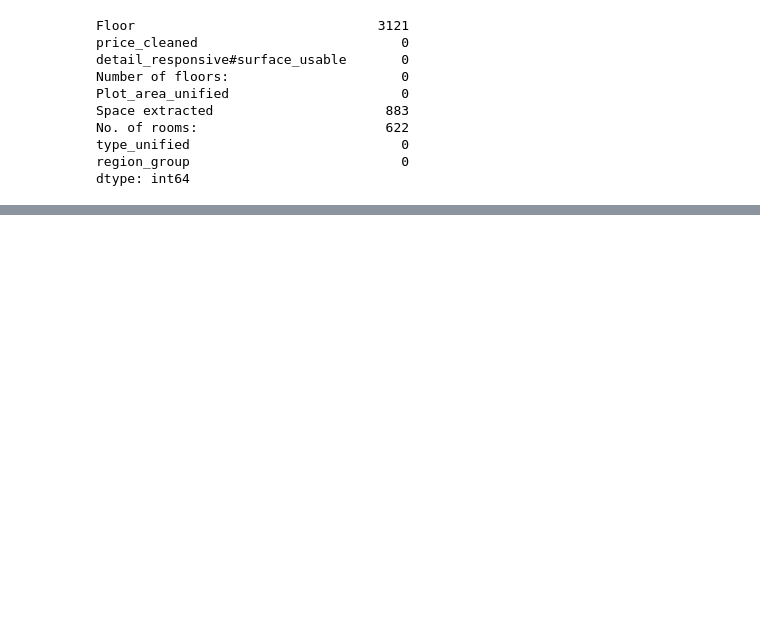
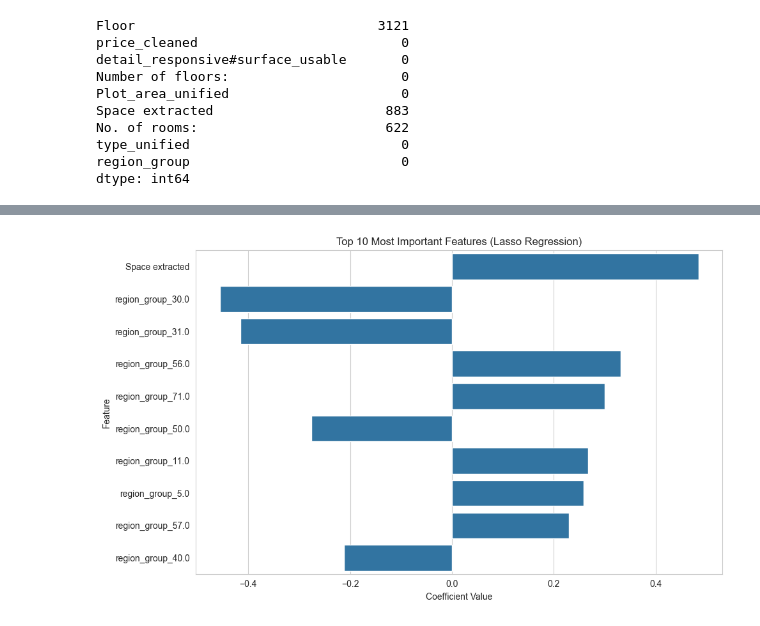
Before and after one commit to staldenhoefler/immo_challenge, a Jupyter notebook: notebooks/Lineare Modelle.ipynb, the cells around one changed output, grey strips where cells are left out. Saved outputs shown, nothing was run; the diff lists cells and outputs as text; code cells hidden in the pictures; blank space fills up the shorter version.

```diff
--- a/notebooks/Lineare Modelle.ipynb
+++ b/notebooks/Lineare Modelle.ipynb
@@ -276,0 +331,8 @@ print(f"R2 {r2},Adjusted R^2:{R2_adjusted}, MAPE:{mape}%")
+# %%
+df["region_group"] = df["region_group"].astype("category")
+df["type_unified"] = df["type_unified"].astype("category")
+df["Availability"] = df["Availability"].astype("category")
+# %%
+X = df.drop("price_cleaned", axis=1)
+y = np.log(df["price_cleaned"])
+X["Space extracted"] = np.log(X["Space extracted"])
@@ -276,0 +417,31 @@ print(f"R2 {r2},Adjusted R^2:{R2_adjusted}, MAPE:{mape}%")
+# %%
+# Fit the model with the best alpha value
+lasso = Lasso(alpha=0.001, random_state=42)
+model_pipeline = Pipeline(steps=[
+    ('preprocessor', preprocessor),
+    ('lasso', lasso)
+])
+model_pipeline.fit(X_train, y_train)
+
+# Predict the target values
+y_pred = model_pipeline.predict(X_test)
+# %%
+numerical_features_transformed = numerical_features
+categorical_features_transformed = model_pipeline.named_steps['preprocessor'].named_transformers_['cat'].named_steps['onehot'].get_feature_names_out(cat_col)
+
+all_features = np.concatenate([numerical_features_transformed, categorical_features_transformed])
+coef = model_pipeline.named_steps['lasso'].coef_
+
+coef_df = pd.DataFrame({'feature': all_features, 'coefficient': coef})
+coef_df['abs_coefficient'] = coef_df['coefficient'].abs()
+coef_df = coef_df.sort_values('abs_coefficient', ascending=False).head(10)
+
+plt.figure(figsize=(10, 6))
+sns.barplot(data=coef_df, x='coefficient', y='feature')
+plt.title('Top 10 Most Important Features (Lasso Regression)')
+plt.xlabel('Coefficient Value')
+plt.ylabel('Feature')
+plt.tight_layout()
+plt.show()
+# %% [output]
+[figure, added]
```
Also changed, not shown: parts of 20 cells of this notebook, 5 other files.
